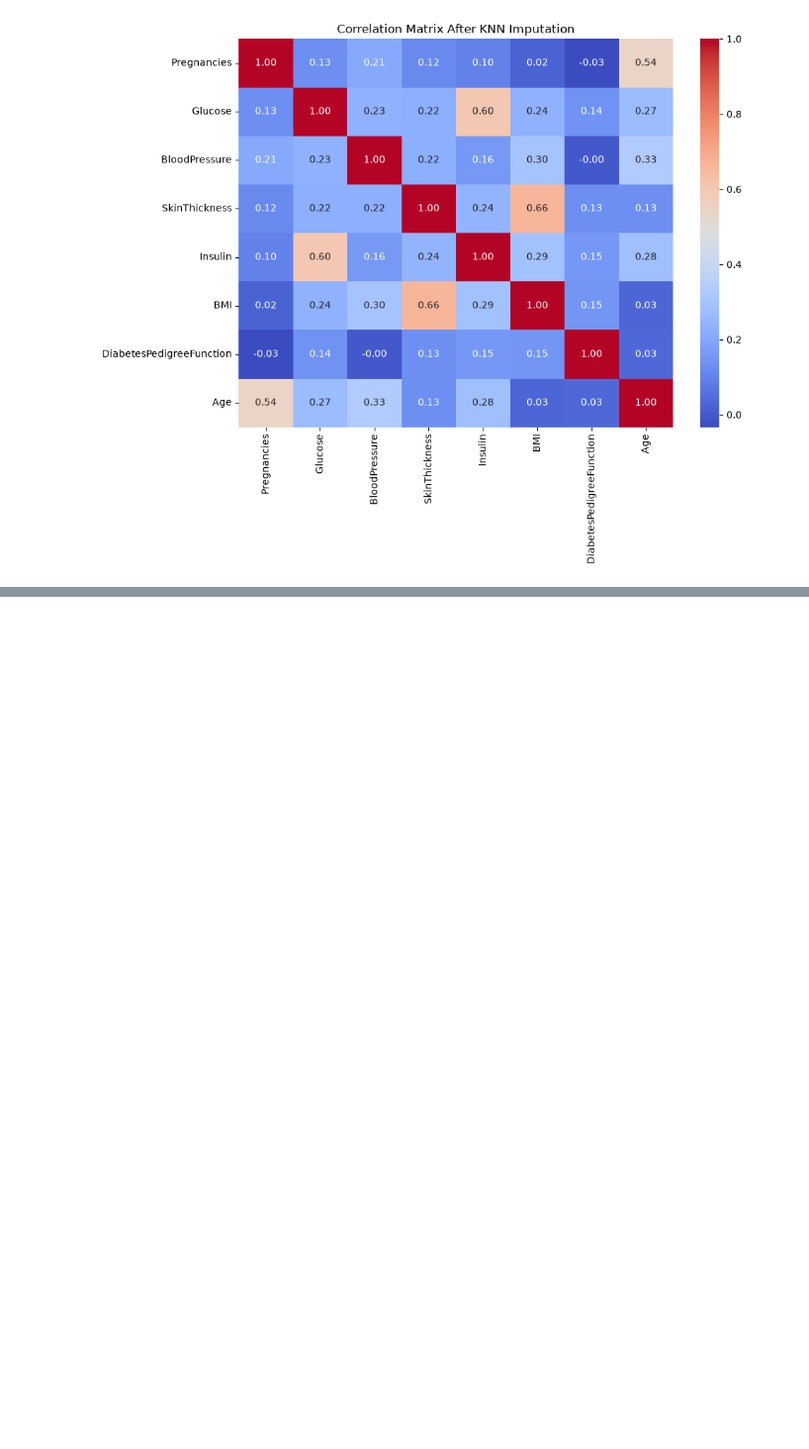
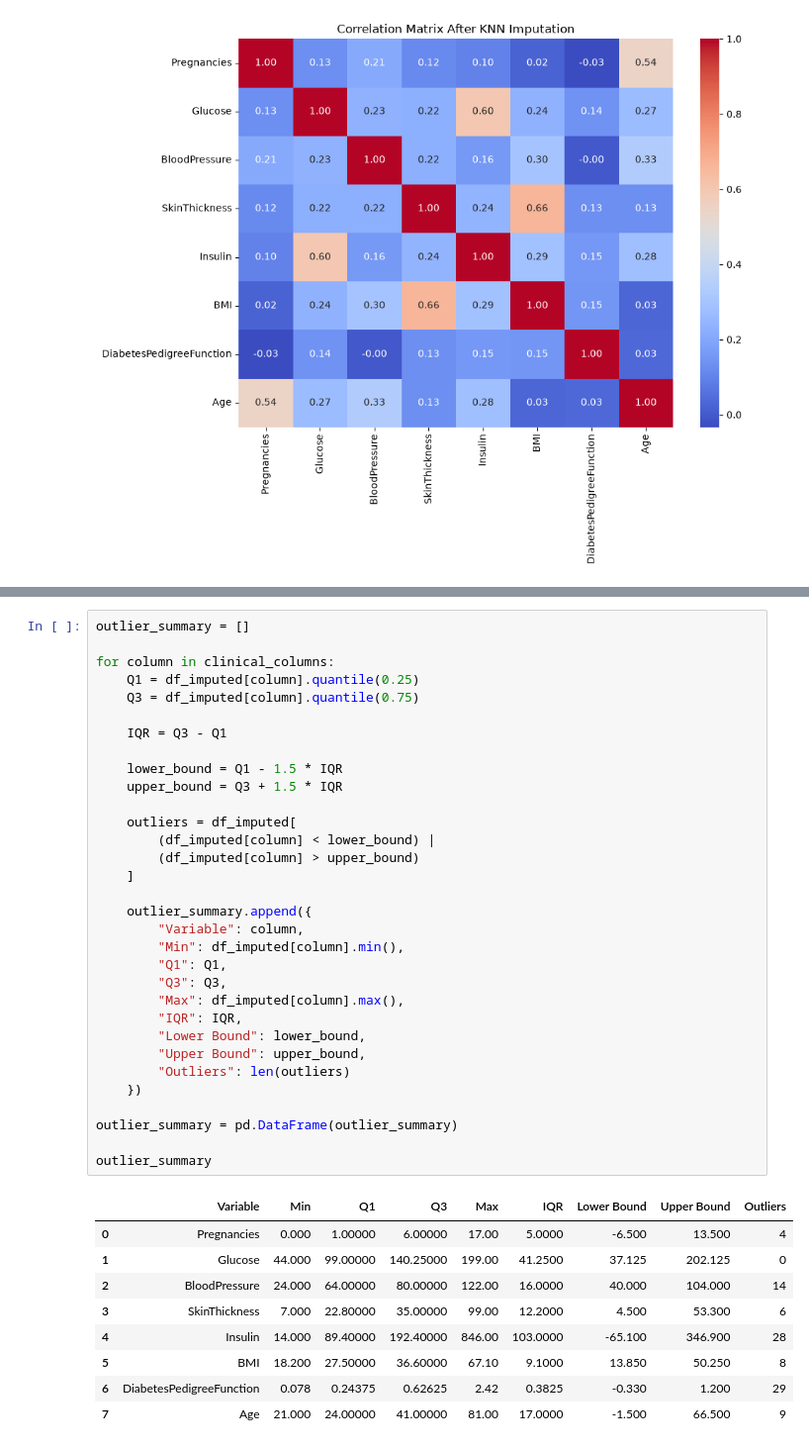
Before and after one commit to lahcen404/GlucoRisk-AI, a Jupyter notebook: notebooks/01_eda.ipynb, the cells around one changed output, grey strips where cells are left out. Shown at 99% size. Saved outputs shown, nothing was run; the diff lists cells and outputs as text; blank space fills up the shorter version.

```diff
--- a/notebooks/01_eda.ipynb
+++ b/notebooks/01_eda.ipynb
@@ -539,0 +554,42 @@ plt.show()
+# %%
+outlier_summary = []
+
+for column in clinical_columns:
+    Q1 = df_imputed[column].quantile(0.25)
+    Q3 = df_imputed[column].quantile(0.75)
+
+    IQR = Q3 - Q1
+
+    lower_bound = Q1 - 1.5 * IQR
+    upper_bound = Q3 + 1.5 * IQR
+
+    outliers = df_imputed[
+        (df_imputed[column] < lower_bound) |
+        (df_imputed[column] > upper_bound)
+    ]
+
+    outlier_summary.append({
+        "Variable": column,
+        "Min": df_imputed[column].min(),
+        "Q1": Q1,
+        "Q3": Q3,
+        "Max": df_imputed[column].max(),
+        "IQR": IQR,
+        "Lower Bound": lower_bound,
+        "Upper Bound": upper_bound,
+        "Outliers": len(outliers)
+    })
+
+outlier_summary = pd.DataFrame(outlier_summary)
+
+outlier_summary
+# %% [output]
+|  | Variable | Min | Q1 | Q3 | Max | IQR | Lower Bound | Upper Bound | Outliers |
+| 0 | Pregnancies | 0.000 | 1.00000 | 6.00000 | 17.00 | 5.0000 | -6.500 | 13.500 | 4 |
+| 1 | Glucose | 44.000 | 99.00000 | 140.25000 | 199.00 | 41.2500 | 37.125 | 202.125 | 0 |
+| 2 | BloodPressure | 24.000 | 64.00000 | 80.00000 | 122.00 | 16.0000 | 40.000 | 104.000 | 14 |
+| 3 | SkinThickness | 7.000 | 22.80000 | 35.00000 | 99.00 | 12.2000 | 4.500 | 53.300 | 6 |
+| 4 | Insulin | 14.000 | 89.40000 | 192.40000 | 846.00 | 103.0000 | -65.100 | 346.900 | 28 |
+| 5 | BMI | 18.200 | 27.50000 | 36.60000 | 67.10 | 9.1000 | 13.850 | 50.250 | 8 |
+| 6 | DiabetesPedigreeFunction | 0.078 | 0.24375 | 0.62625 | 2.42 | 0.3825 | -0.330 | 1.200 | 29 |
+| 7 | Age | 21.000 | 24.00000 | 41.00000 | 81.00 | 17.0000 | -1.500 | 66.500 | 9 |
```
Also changed, not shown: parts of 5 cells of this notebook.
